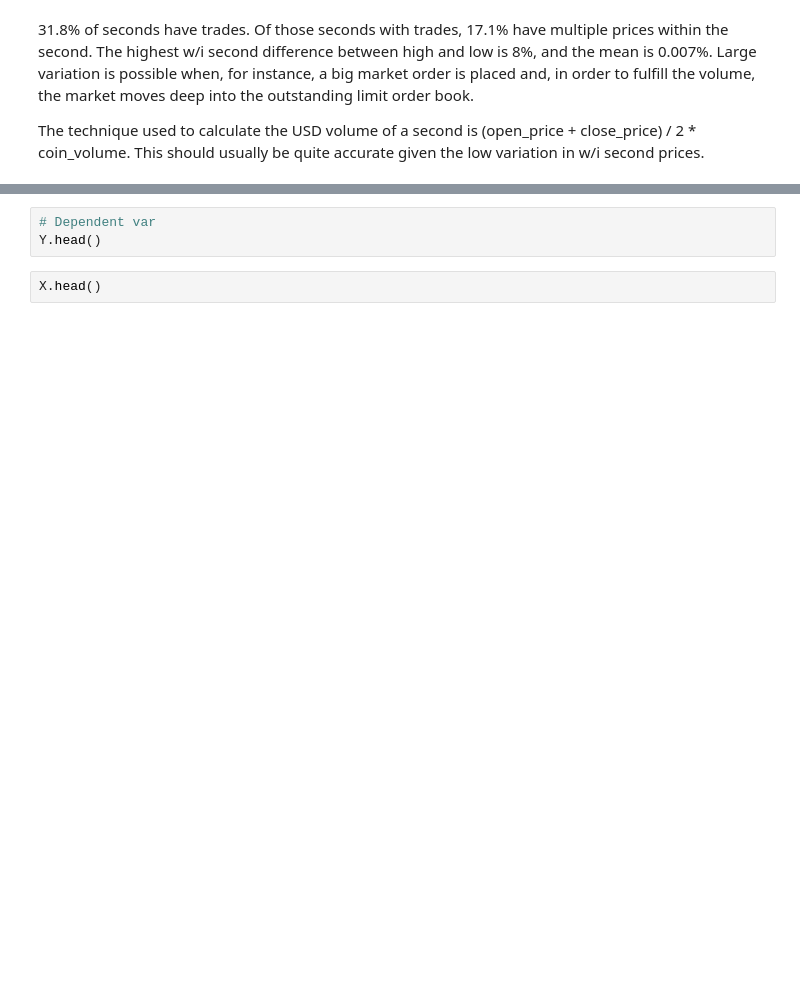
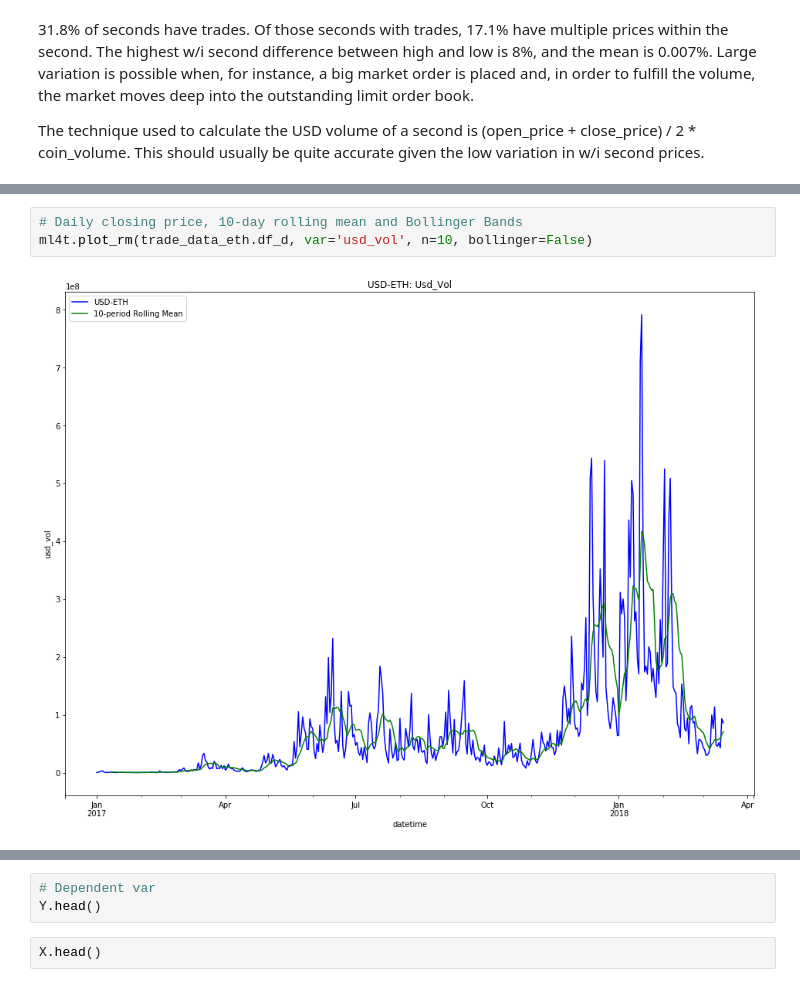
Before and after one commit to ethanruhe/ml_for_trading, a Jupyter notebook: Machine Learning for Cryptocurrency Trading.ipynb, the cells around one changed output, grey strips where cells are left out. Cells and saved outputs as stored; diff of their text form; blank space fills up the shorter version.

```diff
--- a/Machine Learning for Cryptocurrency Trading.ipynb
+++ b/Machine Learning for Cryptocurrency Trading.ipynb
@@ -201,0 +272,5 @@ ml4t.plot_rm(trade_data.df_d, var='usd_vol', n=10, bollinger=True)
+# %%
+# Daily closing price, 10-day rolling mean and Bollinger Bands
+ml4t.plot_rm(trade_data_eth.df_d, var='usd_vol', n=10, bollinger=False)
+# %% [output]
+[figure, added]
```
Also changed, not shown: parts of 31 cells of this notebook, 9 other files.
